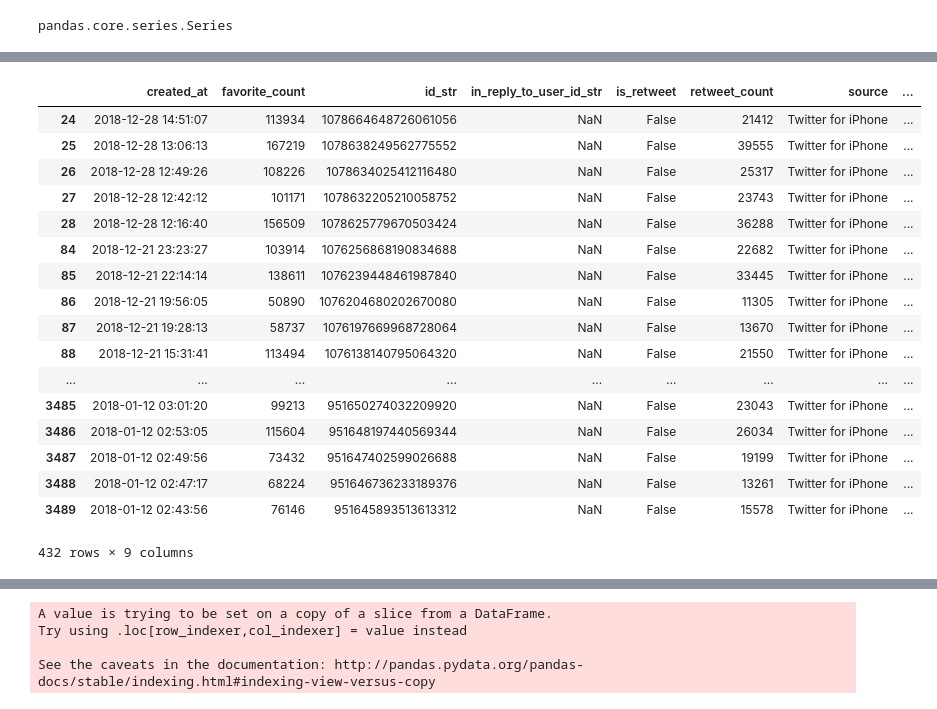
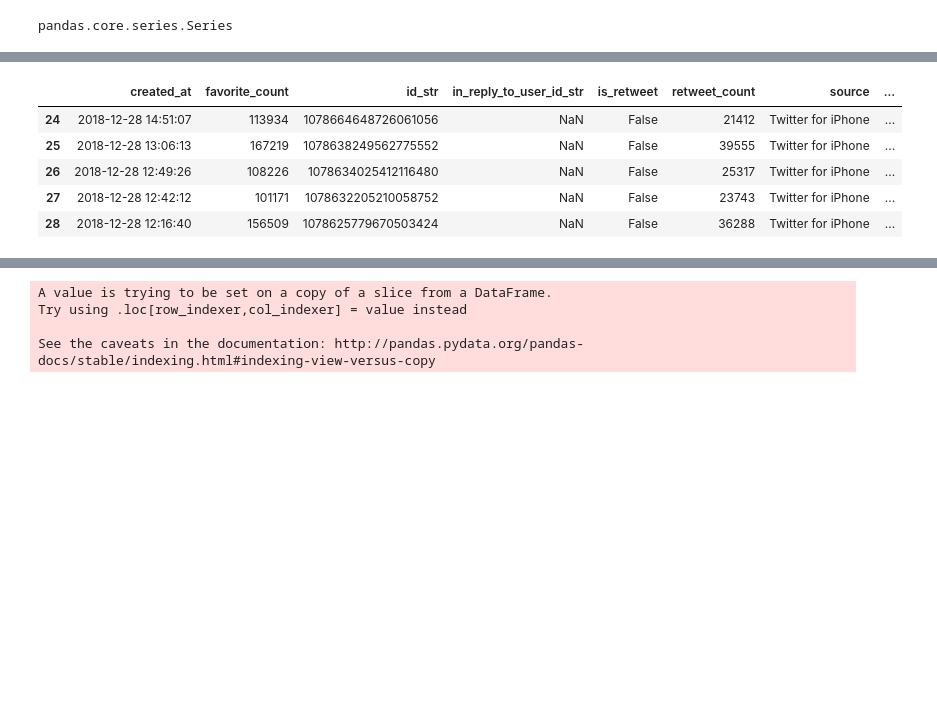
Before and after one commit to dorisep/Project3, a Jupyter notebook: NLP vader.ipynb, the cells around one changed output, grey strips where cells are left out. Cells and saved outputs as stored; diff of their text form; code cells hidden in the pictures; blank space fills up the shorter version.

```diff
--- a/NLP vader.ipynb
+++ b/NLP vader.ipynb
@@ -332,26 +262,14 @@ for sentence in sentences:
 {'neg': 0.136, 'neu': 0.772, 'pos': 0.092, 'compound': -0.347}
 # %%
 Friday_df=dfRt.loc[dfRt['day_of_week'] == "Friday"]
-Friday_df
+Friday_df.head()
 # %% [output]
 |  | created_at | favorite_count | id_str | in_reply_to_user_id_str | is_retweet | retweet_count | source | ... |
 | 24 | 2018-12-28 14:51:07 | 113934 | 1078664648726061056 | NaN | False | 21412 | Twitter for iPhone | ... |
 | 25 | 2018-12-28 13:06:13 | 167219 | 1078638249562775552 | NaN | False | 39555 | Twitter for iPhone | ... |
 | 26 | 2018-12-28 12:49:26 | 108226 | 1078634025412116480 | NaN | False | 25317 | Twitter for iPhone | ... |
 | 27 | 2018-12-28 12:42:12 | 101171 | 1078632205210058752 | NaN | False | 23743 | Twitter for iPhone | ... |
 | 28 | 2018-12-28 12:16:40 | 156509 | 1078625779670503424 | NaN | False | 36288 | Twitter for iPhone | ... |
-| 84 | 2018-12-21 23:23:27 | 103914 | 1076256868190834688 | NaN | False | 22682 | Twitter for iPhone | ... |
-| 85 | 2018-12-21 22:14:14 | 138611 | 1076239448461987840 | NaN | False | 33445 | Twitter for iPhone | ... |
-| 86 | 2018-12-21 19:56:05 | 50890 | 1076204680202670080 | NaN | False | 11305 | Twitter for iPhone | ... |
-| 87 | 2018-12-21 19:28:13 | 58737 | 1076197669968728064 | NaN | False | 13670 | Twitter for iPhone | ... |
-| 88 | 2018-12-21 15:31:41 | 113494 | 1076138140795064320 | NaN | False | 21550 | Twitter for iPhone | ... |
-| ... | ... | ... | ... | ... | ... | ... | ... | ... |
-| 3485 | 2018-01-12 03:01:20 | 99213 | 951650274032209920 | NaN | False | 23043 | Twitter for iPhone | ... |
-| 3486 | 2018-01-12 02:53:05 | 115604 | 951648197440569344 | NaN | False | 26034 | Twitter for iPhone | ... |
-| 3487 | 2018-01-12 02:49:56 | 73432 | 951647402599026688 | NaN | False | 19199 | Twitter for iPhone | ... |
-| 3488 | 2018-01-12 02:47:17 | 68224 | 951646736233189376 | NaN | False | 13261 | Twitter for iPhone | ... |
-| 3489 | 2018-01-12 02:43:56 | 76146 | 951645893513613312 | NaN | False | 15578 | Twitter for iPhone | ... |
-432 rows × 9 columns
 # %%
 # setting text column to a varible
 sentences = Friday_df["text"]
```
Also changed, not shown: parts of 23 cells of this notebook.
